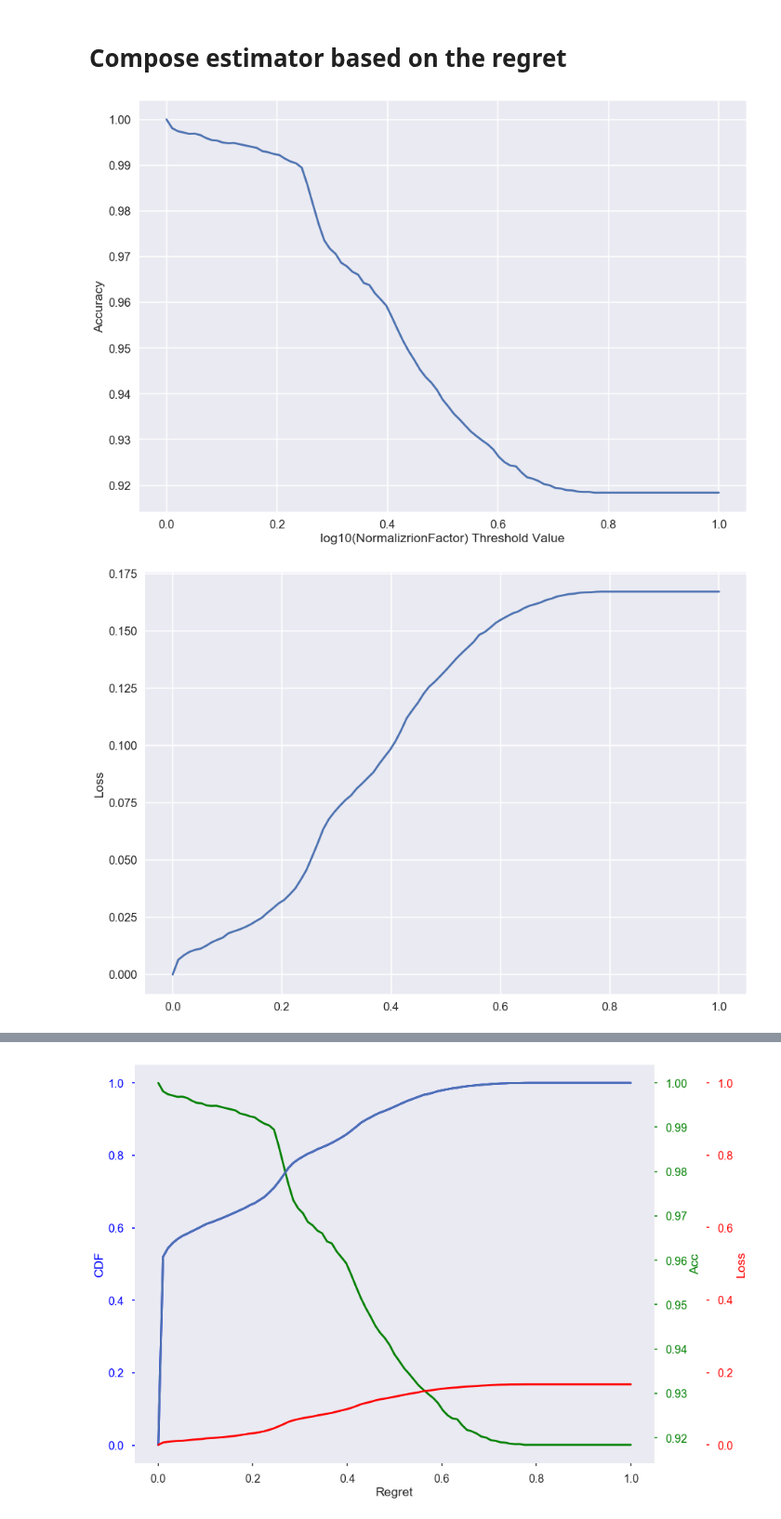
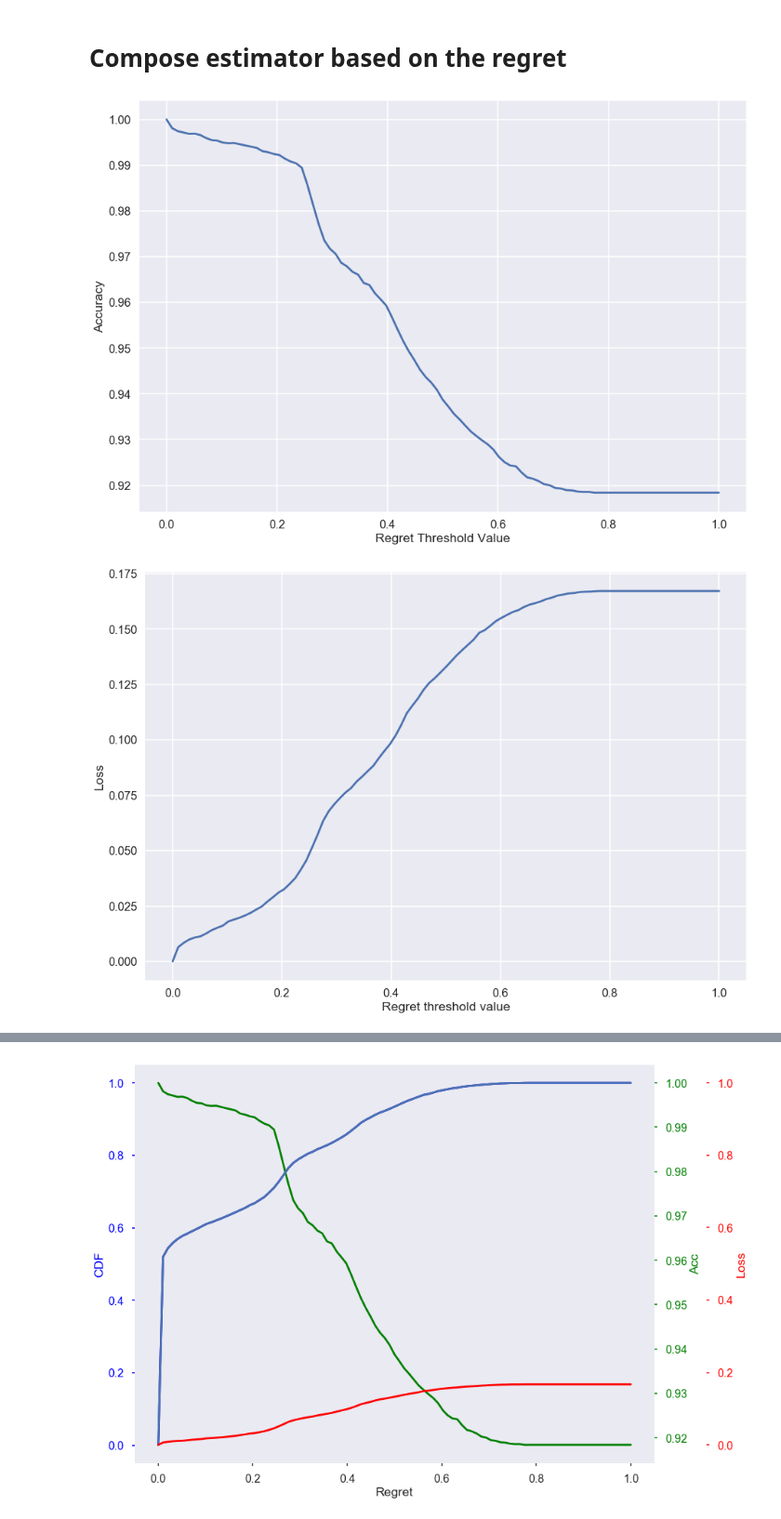
Before and after one commit to kobybibas/deep_pnml_experiments, a Jupyter notebook: src/analyze_results.ipynb, the cells around one changed output, grey strips where cells are left out. Shown at 93% size. Drawn from its saved outputs; the diff is of its cells as text; code cells hidden in the pictures.

```diff
--- a/src/analyze_results.ipynb
+++ b/src/analyze_results.ipynb
@@ -132,28 +138,28 @@ for threshold in threshold_list:
 # %%
 # Plot Acc
 plt.plot(threshold_list, acc_list, label='Thresholded')
-plt.xlabel('log10(NormalizrionFactor) Threshold Value')
+plt.xlabel('Regret Threshold Value')
 plt.ylabel('Accuracy')
 plt.title('Accuracy with threshold between PNML and None')  if is_plot_title else None
 plt.savefig(os.path.join(output_path, 'regret_based_calss_acc.jpg'), dpi=200, bbox_inches=plt.tight_layout()) if is_save_fig else None
 plt.show()
 
 # Plot PNML loss
 plt.plot(threshold_list, nml_thresh_loss_list, label='NML loss')
-plt.xlabel('log10(NormalizrionFactor) Threshold Value')  if is_plot_title else None
+plt.xlabel('Regret threshold value')
 plt.ylabel('Loss')
 plt.title('PNML loss vs. Threshold Values') if is_plot_title else None
 plt.savefig(os.path.join(output_path, 'regret_based_calss_loss.jpg'), dpi=200, bbox_inches=plt.tight_layout()) if is_save_fig else None
 plt.show()
 
 # Plot CDF
 plt.plot(threshold_list, cdf_list, label='Threshold Acc CDF')
-plt.xlabel('log10(NormalizrionFactor) Threshold Value')  if is_plot_title else plt
+plt.xlabel('Regret Threshold value')  if is_plot_title else None
 plt.ylabel('CDF')
 plt.title('CDF vs. Threshold Values') if is_plot_title else None
 plt.savefig(os.path.join(output_path, 'regret_based_calss_cdf.jpg'), dpi=200, bbox_inches=plt.tight_layout()) if is_save_fig else None
 plt.show()
 # %% [output]
-[figure, old version]
+[figure, new version]
-[figure, old version]
+[figure, new version]
 [figure]
```
Also changed, not shown: parts of 23 cells of this notebook, 3 other files.
